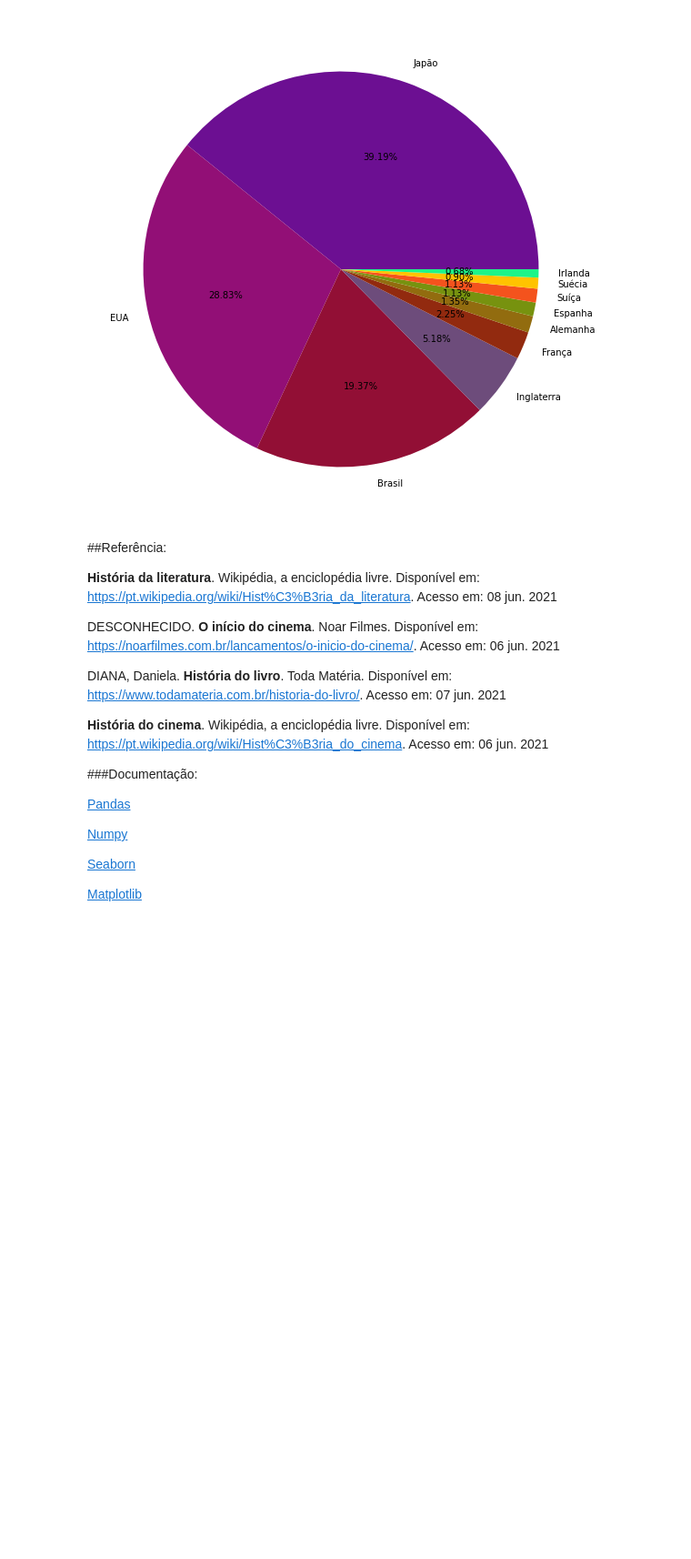
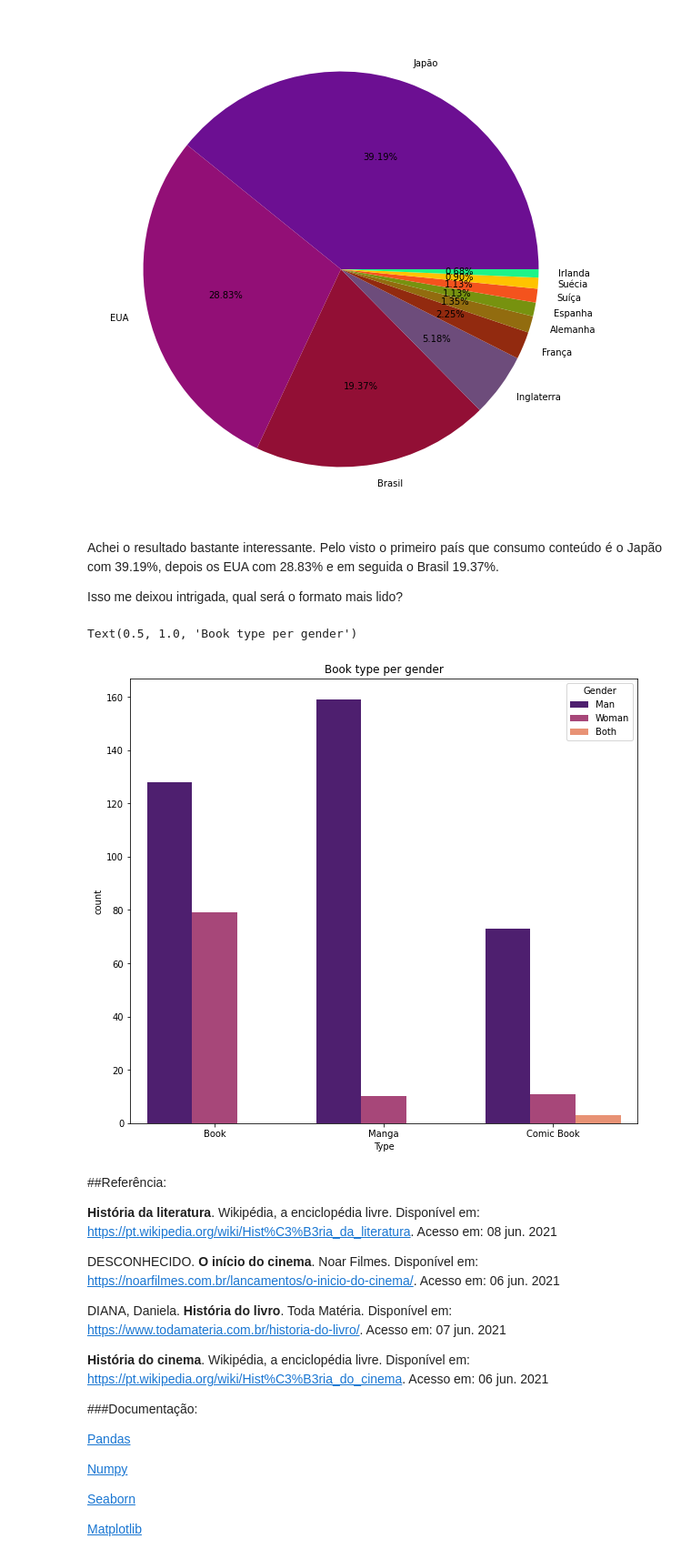
Before and after one commit to fernandarrios/desafio, a Jupyter notebook: Filme_e_Literatura.ipynb, the cells around one changed output. Shown at 91% size. Drawn from its saved outputs; the diff is of its cells as text; code cells hidden in the pictures; blank space fills up the shorter version.

```diff
--- a/Filme_e_Literatura.ipynb
+++ b/Filme_e_Literatura.ipynb
@@ -265,6 +277,15 @@ df_book = df_book.drop(['TÍTULO ORIGINAL', 'TRADUTOR(A)', 'LIDO EM'], axis=1)
 #Padronizando a pontuação das notas para que sejam reconhecidas como dado numérico do tipo float
 df_book['NOTA'] = df_book['NOTA'].apply(lambda x: str(x).replace(',','.'))
 df_book['NOTA'] = df_book['NOTA'].astype('float64')
+# %%
+#Renomeando alguns dados que irão aparecer e é interessante alterá-los para inglês
+df_book['GÊNERO'].replace('Homem','Man', inplace=True)
+df_book['GÊNERO'].replace('Mulher','Woman', inplace=True)
+df_book['GÊNERO'].replace('Ambos', 'Both', inplace=True)
+
+df_book['FORMATO'].replace('Livro', 'Book', inplace=True)
+df_book['FORMATO'].replace('HQ', 'Comic Book', inplace=True)
+df_book['FORMATO'].replace('Mangá', 'Manga', inplace=True)
 # %%
 df_book.rename(columns={
     'TÍTULO':'Title',
@@ -314,6 +339,20 @@ plt.pie(df_book_countrytopten.values, labels=df_book_countrytopten.index, autopc
 plt.show()
 # %% [output]
 [figure]
+# %% [markdown]
+<p align="justify">Achei o resultado bastante interessante. Pelo visto o primeiro país que consumo conteúdo é o Japão com 39.19%, depois os EUA com 28.83% e em seguida o Brasil 19.37%.</p>
+
+<p align="justify">Isso me deixou intrigada, qual será o formato mais lido?</p>
+# %%
+plt.figure(figsize=(10, 9))
+sns.countplot(x='Type',
+              palette="magma",
+              hue='Gender',
+              data=df_book,
+              order=df_book['Type'].value_counts().index).set_title('Book type per gender')
+# %% [output]
+Text(0.5, 1.0, 'Book type per gender')
+[figure, added]
 # %% [markdown]
 ##Referência:
 
```
Also changed, not shown: parts of 7 cells of this notebook.
